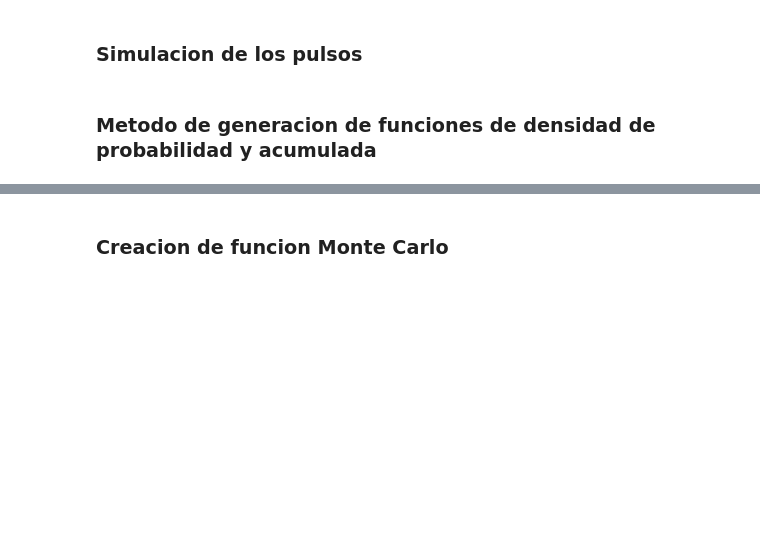
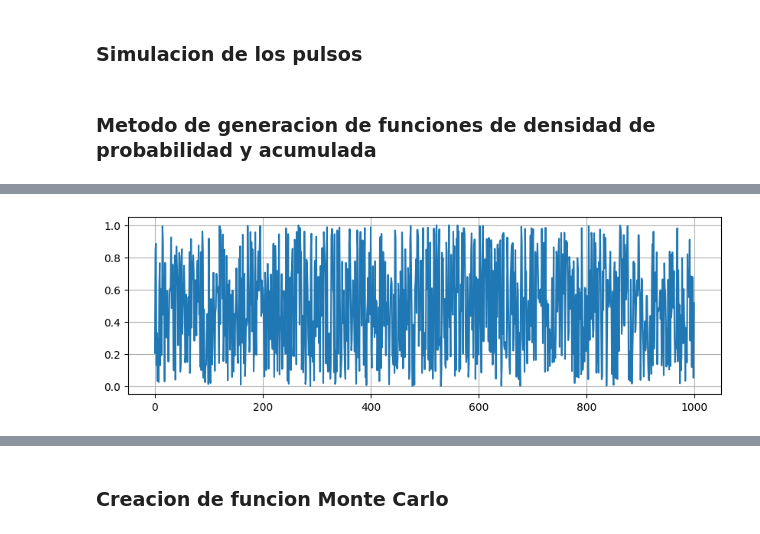
Before and after one commit to fabioc9675/TrapezoidalShaper_Prj, a Jupyter notebook: Notebooks/distributionEvent.ipynb, the cells around one changed output, grey strips where cells are left out. Drawn from its saved outputs; the diff is of its cells as text; code cells hidden in the pictures; blank space fills up the shorter version.

```diff
--- a/Notebooks/distributionEvent.ipynb
+++ b/Notebooks/distributionEvent.ipynb
@@ -84,0 +85,12 @@ plt.show()
+# %%
+# Generar muestras aleatorias en el intervalo [0, 1] para la CDF
+uniform_samples = np.random.uniform(0, 1, 1000)
+
+# Graficar PDF y CDF
+plt.figure(figsize=(10, 3))
+
+# Gráfico de la PDF
+plt.plot(uniform_samples)
+plt.grid()
+# %% [output]
+[figure, added]
```
Also changed, not shown: parts of 4 cells of this notebook.
